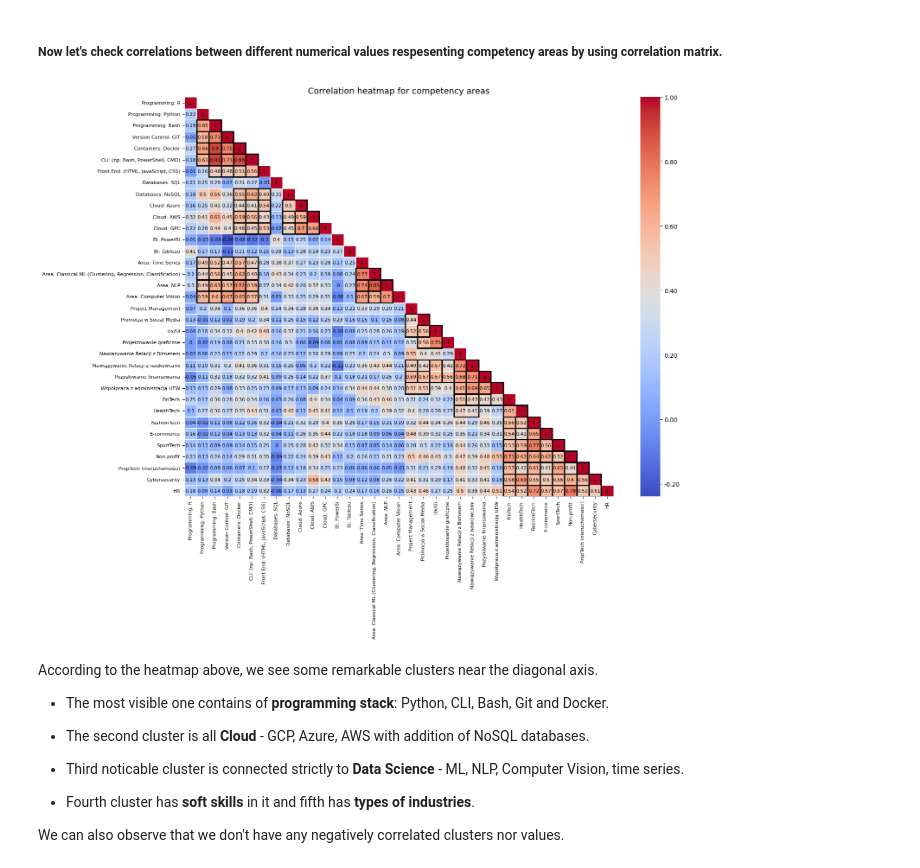
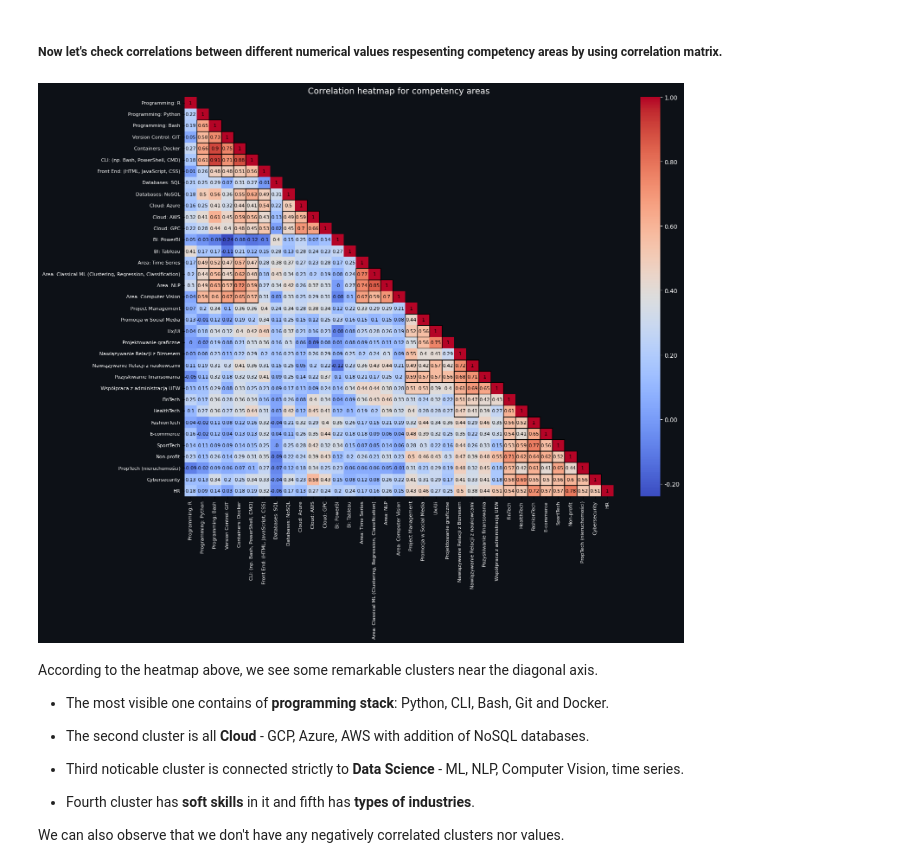
Before and after one commit to cropsini2137/HR-Data-Analytics, a Jupyter notebook: notebooks/03_Advanced_EDA.ipynb, the cells around one changed output. Drawn from its saved outputs; the diff is of its cells as text; code cells hidden in the pictures.

Commit message:
change color

```diff
--- a/notebooks/03_Advanced_EDA.ipynb
+++ b/notebooks/03_Advanced_EDA.ipynb
@@ -113,7 +116,7 @@ import matplotlib.pyplot as plt
 import numpy as np
 
 # Dataset loading
-data = pd.read_csv(r'D:\Users\Desktop\ProjektAnalitiks\data\02_Interim\cleaned_dataset.csv')
+data = pd.read_csv(r'C:\Users\rejen\OneDrive\Documents\GitHub\ProjektAnalitiks\data\03_Processed\cleaned_data.csv')
 
 # Dropping the "ID" column if it exists
 if 'ID' in data.columns:
@@ -131,45 +134,55 @@ def custom_formatter(x):
 # Create a mask for the upper triangle
 mask = np.triu(np.ones_like(correlation_matrix, dtype=bool), k=1)
 
+# Setting background color
+plt.figure(figsize=(16, 12), facecolor='#0d1117')
+ax = plt.gca()
+ax.set_facecolor('#0d1117')
+
 # Plotting correlation heatmap without annotations and with a mask
-plt.figure(figsize=(16, 12))
-heatmap = sns.heatmap(correlation_matrix, mask=mask, cmap="coolwarm", linewidths=0.5, linecolor='white', annot=False, cbar_kws={'format': '%.2f'})
+heatmap = sns.heatmap(correlation_matrix, mask=mask, cmap="coolwarm", linewidths=0, linecolor='#0d1117', annot=False, cbar_kws={'format': '%.2f'}, ax=ax)
 
 # Manually adding annotations with custom formatting to the lower triangle and diagonal only
 for i in range(correlation_matrix.shape[0]):
     for j in range(correlation_matrix.shape[1]):
         if i >= j:  # Only annotate the lower triangle and diagonal
             text = custom_formatter(correlation_matrix.iloc[i, j])
             heatmap.text(j + 0.5, i + 0.5, text,
                          ha='center', va='center', color='black', fontsize=8)
 
 # Function to add a thick border around a cluster
-def add_thick_border(heatmap, cluster_cells, color='black', linewidth=2):
+def add_thick_border(heatmap, cluster_cells, color='black', linewidth=1):
     min_i = min(cell[0] for cell in cluster_cells)
     max_i = max(cell[0] for cell in cluster_cells)
     min_j = min(cell[1] for cell in cluster_cells)
     max_j = max(cell[1] for cell in cluster_cells)
     heatmap.add_patch(plt.Rectangle((min_j, min_i), max_j - min_j + 1, max_i - min_i + 1, fill=False, edgecolor=color, lw=linewidth))
 
 # Finding clusters and drawing thick borders around them
 for i in range(correlation_matrix.shape[0] - 1):
     for j in range(i):
         if correlation_matrix.iloc[i, j] > 0.4:
             cluster_cells = [(i, j)]
             if (correlation_matrix.iloc[i + 1, j] > 0.4 and
                 correlation_matrix.iloc[i, j + 1] > 0.4 and
                 correlation_matrix.iloc[i + 1, j + 1] > 0.4):
                 cluster_cells.append((i + 1, j))
                 cluster_cells.append((i, j + 1))
                 cluster_cells.append((i + 1, j + 1))
                 add_thick_border(heatmap, cluster_cells)
 
-plt.title("Correlation heatmap for competency areas", fontsize=14)
-plt.xticks(fontsize=8, rotation=90)
-plt.yticks(fontsize=8, rotation=0)
+plt.title("Correlation heatmap for competency areas", fontsize=14, color='white')
+plt.xticks(fontsize=8, rotation=90, color='white')
+plt.yticks(fontsize=8, rotation=0, color='white')
+
+# Setting the legend text color to white
+colorbar = heatmap.collections[0].colorbar
+colorbar.ax.yaxis.set_tick_params(color='white')
+plt.setp(plt.getp(colorbar.ax.axes, 'yticklabels'), color='white')
+
 plt.show()
 # %% [output]
-[figure, old version]
+[figure, new version]
 # %% [markdown]
 According to the heatmap above, we see some remarkable clusters near the diagonal axis.
 - The most visible one contains of **programming stack**: Python, CLI, Bash, Git and Docker.
```
Also changed, not shown: parts of 4 cells of this notebook, 2 other files.
